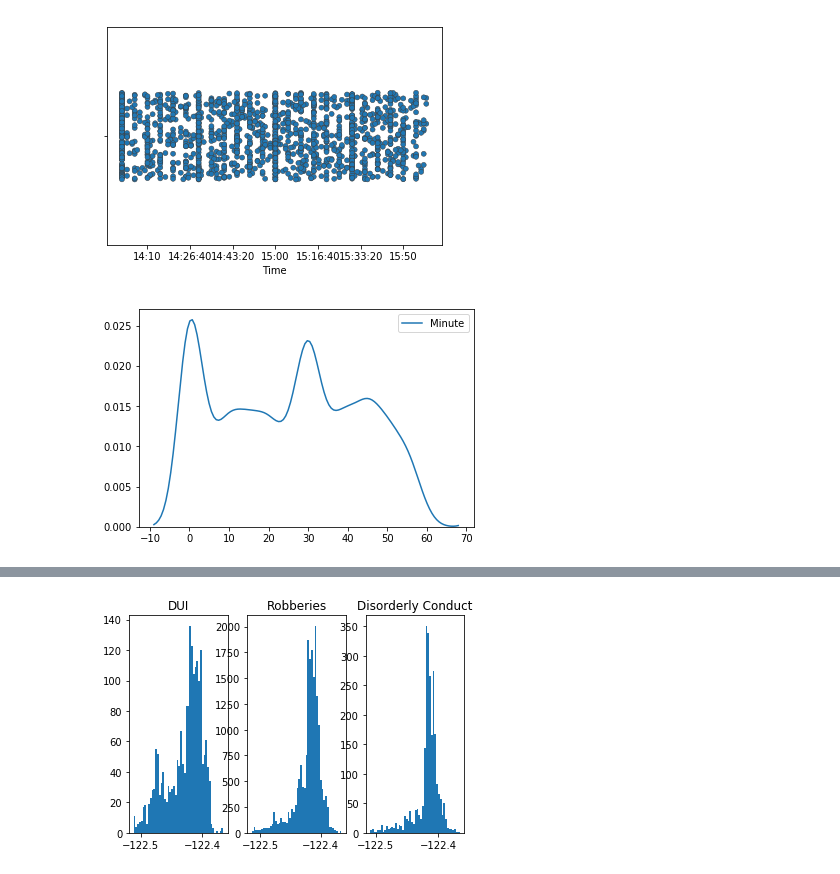
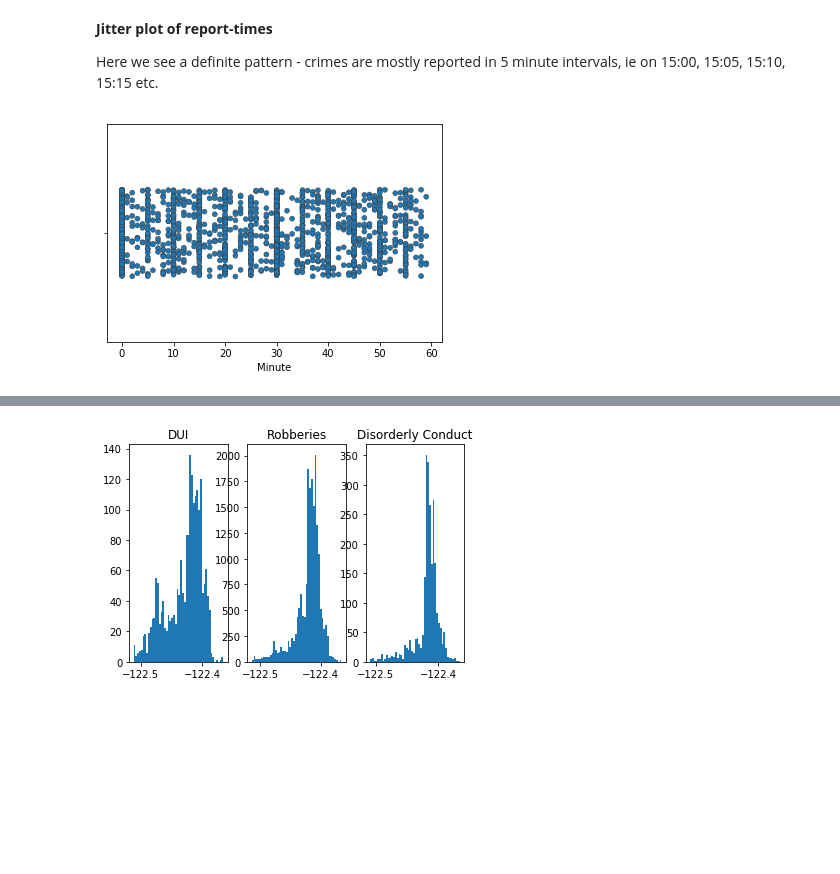
Before and after one commit to magei00/SocialData02806_2020, a Jupyter notebook: Part3.ipynb, the cells around one changed output, grey strips where cells are left out. Saved outputs shown, nothing was run; the diff lists cells and outputs as text; code cells hidden in the pictures; blank space fills up the shorter version.

```diff
--- a/Part3.ipynb
+++ b/Part3.ipynb
@@ -45,10 +33,10 @@ dui.head()
 # %%
 hourly_reports = robberies.loc[(robberies['Hour'] >= 14) & (robberies['Hour'] <= 15)]
+# %% [markdown]
+**Jitter plot of report-times**
+
+Here we see a definite pattern - crimes are mostly reported in 5 minute intervals, ie on 15:00, 15:05, 15:10, 15:15 etc.
 # %%
-ax = sns.stripplot(x=hourly_reports['Time'], jitter=0.20, linewidth=0.5)
+ax = sns.stripplot(x=hourly_reports['Minute'], jitter=0.20, linewidth=0.5)
 # %% [output]
-[figure, old version]
+[figure, new version]
-# %%
-ax = sns.kdeplot(data=hourly_reports['Minute'],bw=3)
-# %% [output]
-[figure, removed]
```
Also changed, not shown: parts of 34 cells of this notebook.
